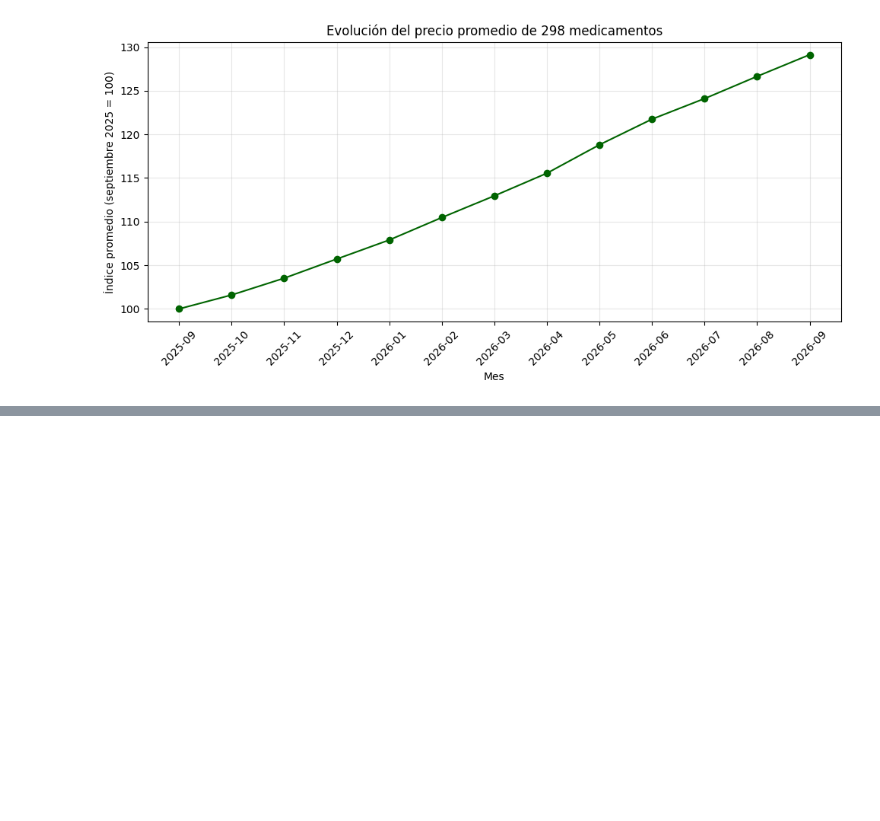
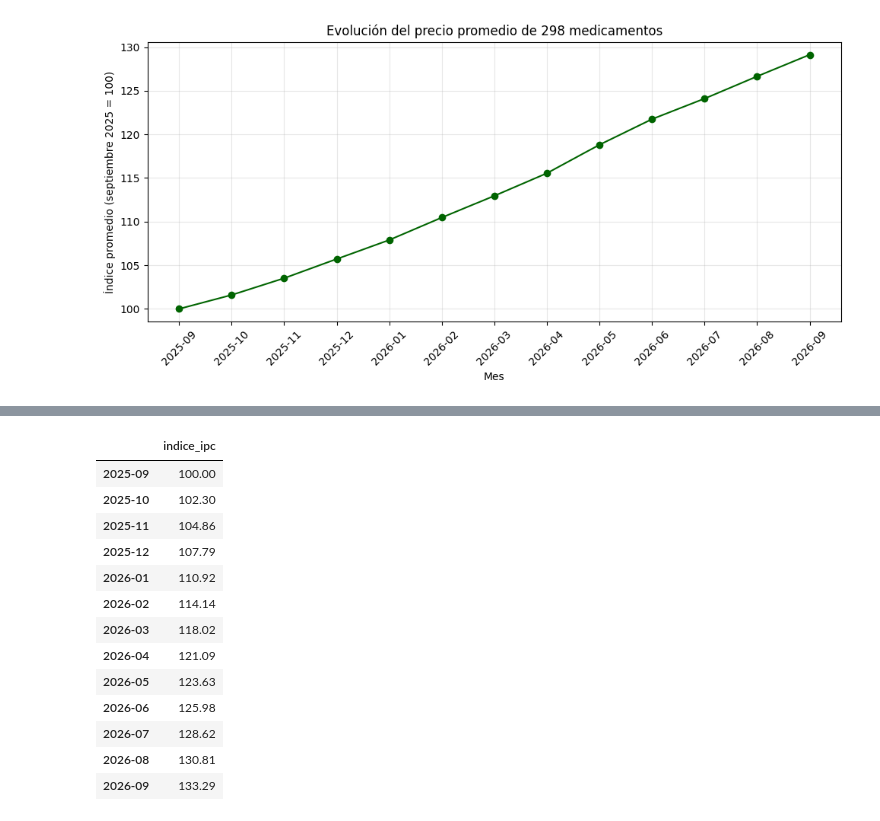
Before and after one commit to fjmv89/Trabajo-Practico-Grupal, a Jupyter notebook: Analisis.ipynb, the cells around one changed output, grey strips where cells are left out. Drawn from its saved outputs; the diff is of its cells as text; code cells hidden in the pictures; blank space fills up the shorter version.

```diff
--- a/Analisis.ipynb
+++ b/Analisis.ipynb
@@ -503,0 +510,31 @@ plt.show()
+# %%
+meses_ipc = [
+    "2025-10", "2025-11", "2025-12",
+    "2026-01", "2026-02", "2026-03",
+    "2026-04", "2026-05", "2026-06",
+    "2026-07", "2026-08", "2026-09"
+]
+
+variaciones_ipc = [2.3, 2.5, 2.8, 2.9, 2.9, 3.4, 2.6, 2.1, 1.9, 2.1, 1.7, 1.9]
+
+ipc_mensual = pd.Series(variaciones_ipc, index=meses_ipc)
+indice_ipc = (1 + ipc_mensual / 100).cumprod() * 100
+indice_ipc.loc["2025-09"] = 100
+indice_ipc = indice_ipc.sort_index()
+
+display(indice_ipc.round(2).to_frame("indice_ipc"))
+# %% [output]
+|  | indice_ipc |
+| 2025-09 | 100.00 |
+| 2025-10 | 102.30 |
+| 2025-11 | 104.86 |
+| 2025-12 | 107.79 |
+| 2026-01 | 110.92 |
+| 2026-02 | 114.14 |
+| 2026-03 | 118.02 |
+| 2026-04 | 121.09 |
+| 2026-05 | 123.63 |
+| 2026-06 | 125.98 |
+| 2026-07 | 128.62 |
+| 2026-08 | 130.81 |
+| 2026-09 | 133.29 |
```
Also changed, not shown: parts of 3 cells of this notebook.
